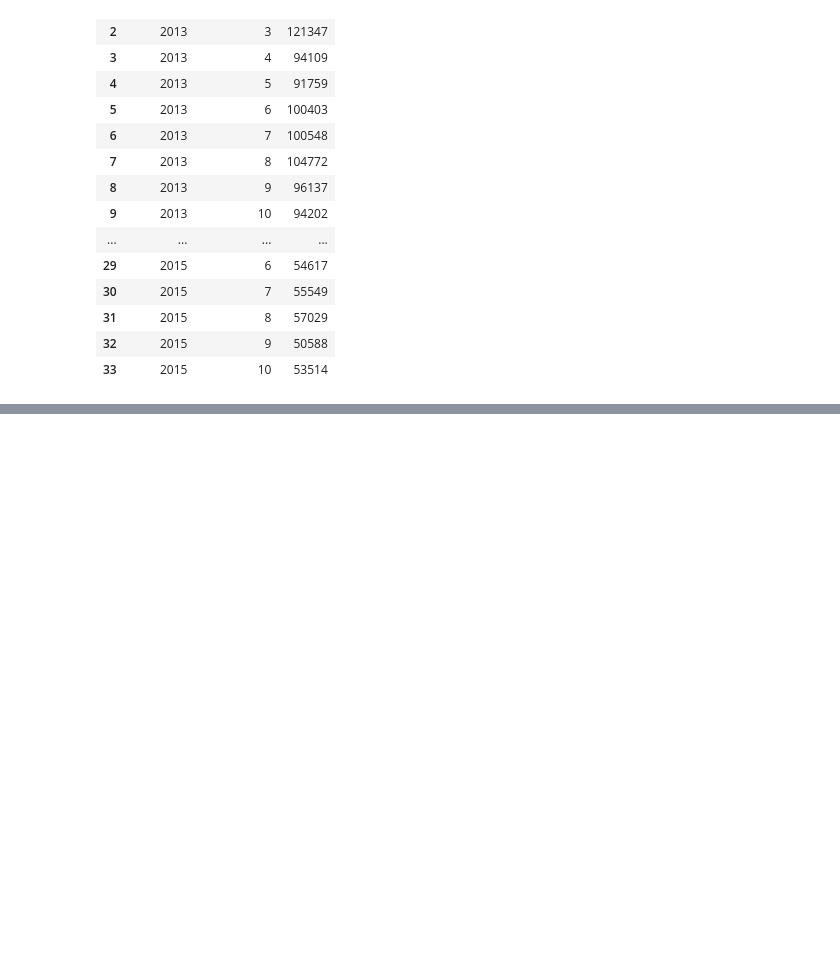
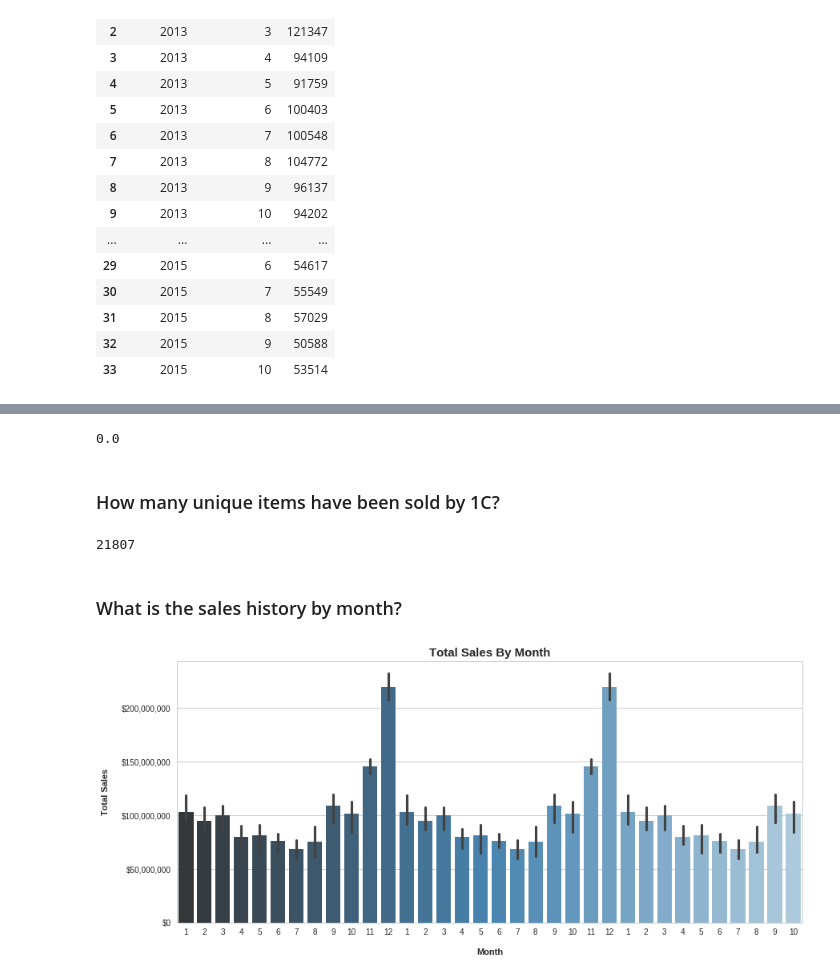
Before and after one commit to ROARMarketingConcepts/Data-Analysis-Projects, a Jupyter notebook: Predict_Future_Sales_Coursera_Challenge.ipynb, the cells around one changed output, grey strips where cells are left out. Drawn from its saved outputs; the diff is of its cells as text; code cells hidden in the pictures; blank space fills up the shorter version.

```diff
--- a/Predict_Future_Sales_Coursera_Challenge.ipynb
+++ b/Predict_Future_Sales_Coursera_Challenge.ipynb
@@ -265,0 +277,37 @@ result
+# %%
+filtered_results = sales_train.loc[sales_train.item_name.str.contains('House Of Blue Light',na=False)]
+filtered_results = filtered_results.loc[(filtered_results.date_month == 5) &(filtered_results.date_year == 2013) ]
+filtered_results['item_cnt_day'].sum()
+# %% [output]
+0.0
+# %% [markdown]
+### How many unique items have been sold by 1C?
+# %%
+sales_train['item_id'].nunique()
+# %% [output]
+21807
+# %% [markdown]
+### What is the sales history by month?
+# %%
+sales_history_by_month = sales_train.groupby(['date_year','date_month'])['sales'].sum().reset_index()
+# %%
+import matplotlib.ticker as mtick
+
+fig,ax = plt.subplots(figsize=(14,6))
+
+order = []                        # Set up order for barchart
+for row in sales_history_by_month['date_month']:
+  order.append(row)
+
+graph = sns.barplot(x ='date_month',y = 'sales', data = sales_history_by_month, order=order, palette="Blues_d")
+fmt = '${x:,.0f}'
+tick = mtick.StrMethodFormatter(fmt)
+ax.yaxis.set_major_formatter(tick)
+ax.set_xlabel('Month',fontweight='bold',labelpad=15)
+ax.set_ylabel('Total Sales',fontweight='bold',labelpad=15)
+ax.set_title('Total Sales By Month',fontsize=15,fontweight='bold')
+graph.set_xticklabels(order)
+
+plt.show()
+# %% [output]
+[figure, added]
```
Also changed, not shown: parts of 9 cells of this notebook.
